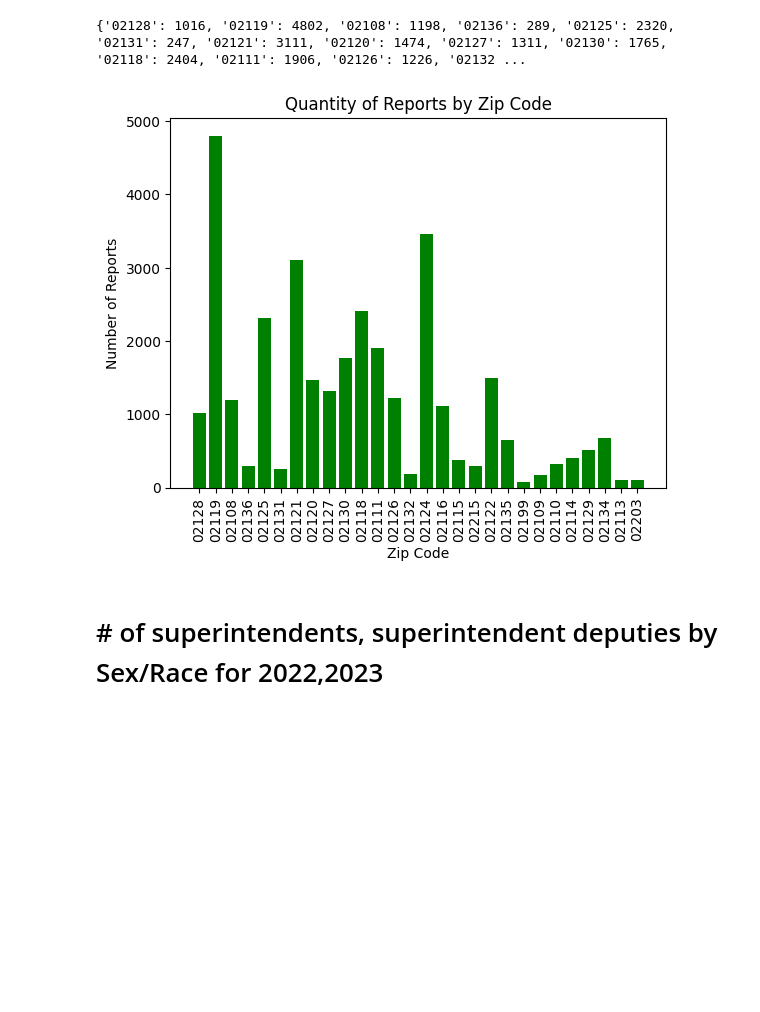
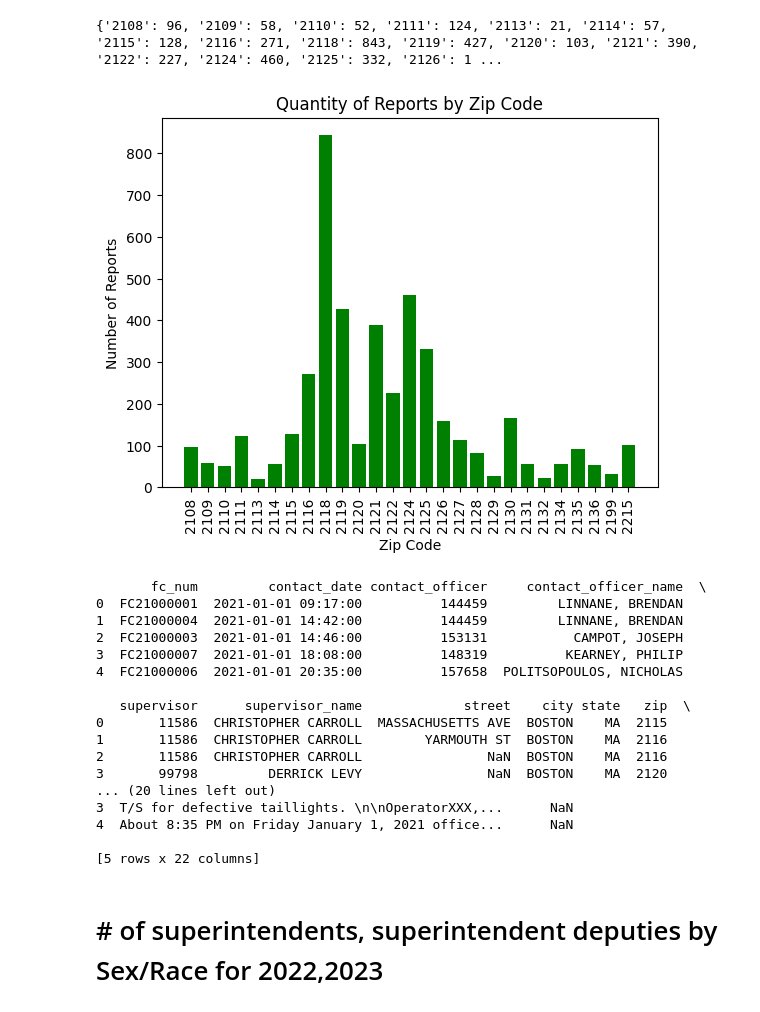
Before and after one commit to BU-Spark/ds-police-overtime, a Jupyter notebook: fa23-team-f/data/FieldContactData.ipynb, the cells around one changed output. Saved outputs shown, nothing was run; the diff lists cells and outputs as text; code cells hidden in the pictures; blank space fills up the shorter version.

```diff
--- a/fa23-team-f/data/FieldContactData.ipynb
+++ b/fa23-team-f/data/FieldContactData.ipynb
@@ -10,43 +10,72 @@ field2017 = pd.read_csv('fio_2017.csv')
 field2018 = pd.read_csv('fio_2018.csv')
 field2019 = pd.read_csv('fio_2019.csv')
 field2020 = pd.read_csv('fio_2020.csv')
+field2021 = pd.read_csv('fio_2021.csv')
 
-fiolist = [field2015, field2016, field2017, field2018, field2019, field2020]
+# fiolist = [field2015, field2016, field2017, field2018, field2019, field2020, field2021]
+fiolist = [field2021]
 
 cols_to_drop = ['fc_num', 'vehicle_year', 'vehicle_state', 'vehicle_color', 'vehicle_model', 'vehicle_style', 'vehicle_type', 'weather']
 
 # for df in fiolist:
 #     for col in cols_to_drop:
 #         df.drop(col, axis=1, inplace=True)
 
 zipcodes = {}
 for df in fiolist:
     for code in df['zip']:
         # assert type(code) == int
-        if type(code) != str or code == None or '-' in code or code == 'nan' or code == '00000':
-            continue
+        # if type(code) != str or code == None or '-' in code or code == 'nan' or code == '00000':
+        #     continue
         if code in zipcodes:
             zipcodes[code] += 1
         else:
             zipcodes[code] = 1
     topop = []
     for x in zipcodes:
         if zipcodes[x] < 10:
             topop.append(x)
     for x in topop:
         zipcodes.pop(x)
 
-print(zipcodes)
+ziplist = []
+for key in zipcodes:
+    ziplist.append(int(key))
+ziplist = sorted(ziplist)
+new_dict = {int(key): value for key, value in zipcodes.items()}
+zipdict = {}
+for x in ziplist:
+    zipdict[str(x)] = new_dict[x]
+print(zipdict)
 
-plt.bar(zipcodes.keys(), zipcodes.values(), color='g')
+plt.bar(zipdict.keys(), zipdict.values(), color='g') #this is in ascending value of zipcodes
+# plt.bar(zipcodes.keys(), zipcodes.values(), color='g') #this is in random order of zipcodes
 plt.xticks(rotation=90)
 plt.xlabel('Zip Code')
 plt.ylabel('Number of Reports')
 plt.title('Quantity of Reports by Zip Code')
 plt.show()
+print(field2021.head())
 # %% [output]
-{'02128': 1016, '02119': 4802, '02108': 1198, '02136': 289, '02125': 2320, '02131': 247, '02121': 3111, '02120': 1474, '02127': 1311, '02130': 1765, '02118': 2404, '02111': 1906, '02126': 1226, '02132 ...
+{'2108': 96, '2109': 58, '2110': 52, '2111': 124, '2113': 21, '2114': 57, '2115': 128, '2116': 271, '2118': 843, '2119': 427, '2120': 103, '2121': 390, '2122': 227, '2124': 460, '2125': 332, '2126': 1 ...
-[figure, old version]
+[figure, new version]
+       fc_num         contact_date contact_officer     contact_officer_name  \
+0  FC21000001  2021-01-01 09:17:00          144459         LINNANE, BRENDAN
+1  FC21000004  2021-01-01 14:42:00          144459         LINNANE, BRENDAN
+2  FC21000003  2021-01-01 14:46:00          153131           CAMPOT, JOSEPH
+3  FC21000007  2021-01-01 18:08:00          148319          KEARNEY, PHILIP
+4  FC21000006  2021-01-01 20:35:00          157658  POLITSOPOULOS, NICHOLAS
+
+   supervisor      supervisor_name             street    city state   zip  \
+0       11586  CHRISTOPHER CARROLL  MASSACHUSETTS AVE  BOSTON    MA  2115
+1       11586  CHRISTOPHER CARROLL        YARMOUTH ST  BOSTON    MA  2116
+2       11586  CHRISTOPHER CARROLL                NaN  BOSTON    MA  2116
+3       99798         DERRICK LEVY                NaN  BOSTON    MA  2120
+... (20 lines left out)
+3  T/S for defective taillights. \n\nOperatorXXX,...      NaN
+4  About 8:35 PM on Friday January 1, 2021 office...      NaN
+
+[5 rows x 22 columns]
 # %%
 with open('racesex22.csv') as fd:
     reader22=csv.reader(fd)
```
Also changed, not shown: 1 other file.
